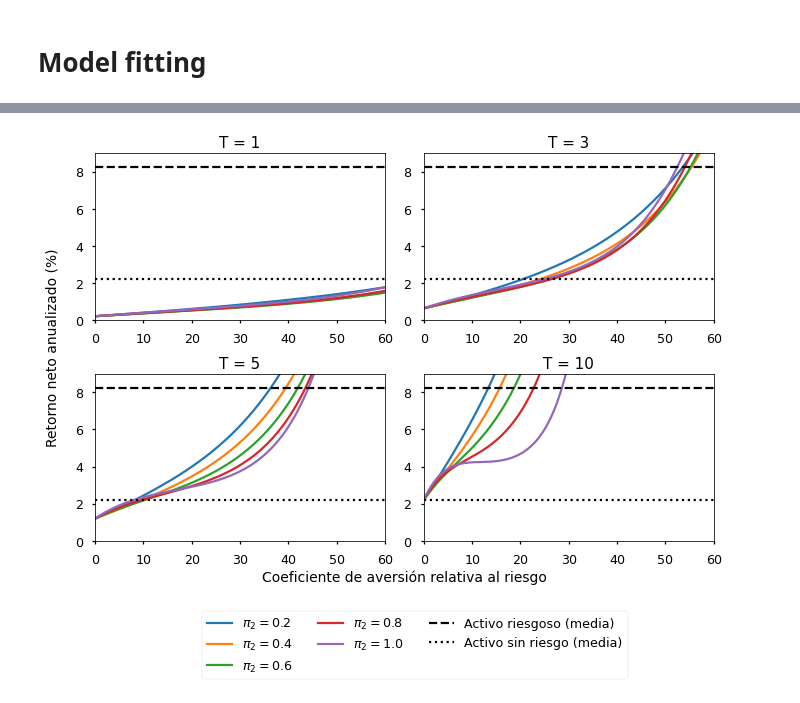
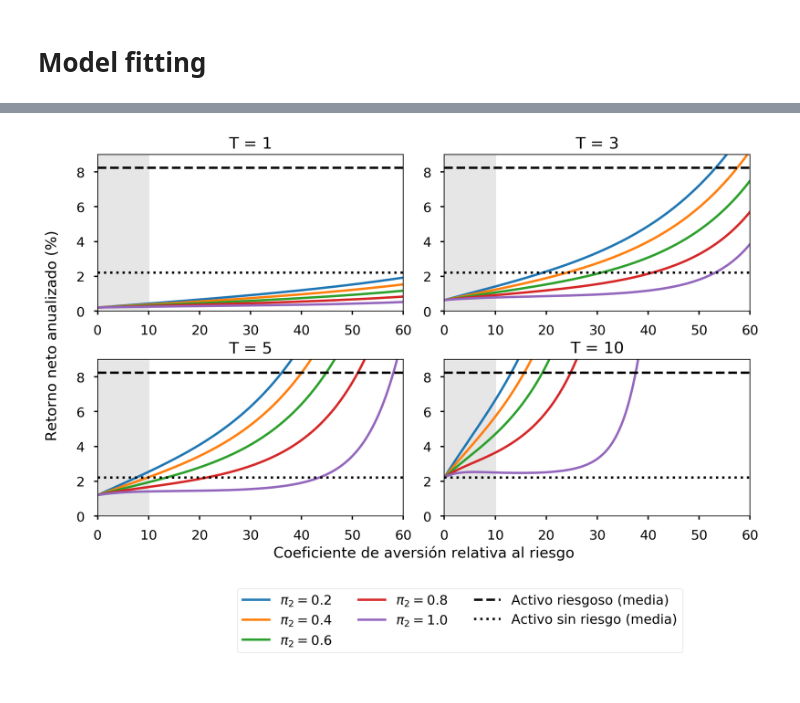
Before and after one commit to r-leo/tesis-colmex, a Jupyter notebook: ajuste_modelo.ipynb, the cells around one changed output, grey strips where cells are left out. Saved outputs shown, nothing was run; the diff lists cells and outputs as text; code cells hidden in the pictures.

```diff
--- a/ajuste_modelo.ipynb
+++ b/ajuste_modelo.ipynb
@@ -308,0 +309,25 @@ if pub_quality: fig.savefig('figures/fig_premio_al_riesgo.pdf', bbox_inches='tig
+# %%
+# Plot of real returns and risk premium
+fig = plt.figure()
+
+plt.subplot(2, 1, 1)
+plt.plot((data['r']-1)*100)
+plt.plot((data['rf']-1)*100, linestyle='dashed')
+plt.axhline(0, color='black', linestyle='-')
+axes = plt.gca()
+axes.set_xlim([1948, 2019])
+plt.ylabel('Retorno anual (%)')
+plt.legend(labels = ['Activo riesgoso', 'Activo libre de riesgo'])
+
+plt.subplot(2, 1, 2)
+plt.bar(data.query('risk_premium > 0').index, data.query('risk_premium > 0')['risk_premium']*100)
+plt.bar(data.query('risk_premium < 0').index, data.query('risk_premium < 0')['risk_premium']*100)
+plt.axhline(0, color='black', linestyle='-', linewidth=1.5)
+axes = plt.gca()
+axes.set_xlim([1948, 2019])
+plt.ylabel('Premio al riesgo anual (%)')
+
+plt.xlabel('Año')
+axes = plt.gca()
+fig.align_ylabels()
+if pub_quality: fig.savefig('figures/fig_retornos_premio.pdf', bbox_inches='tight')
@@ -313,7 +340,7 @@ if pub_quality: fig.savefig('figures/fig_premio_al_riesgo.pdf', bbox_inches='tig
 betas = [0.1, 0.5, 0.90, 0.95, 1.0]
 
 # Maximum value of the relative risk aversion coefficient (gamma)
-gamma_max = 60
+gamma_max = 150
 
 # Subjective probabilities of not experiencing a consumption shock (pi_2)
 pis = [0.2, 0.4, 0.6, 0.8, 1.0]
@@ -408,9 +435,11 @@ def graph(T, beta):
     plt.legend(labels = labels + ['Activo riesgoso (media)', 'Activo sin riesgo (media)'], bbox_to_anchor=(0.5, -0.37), loc='lower center', ncol=3)
     plt.grid(linestyle="-", linewidth=0.5)
     axes = plt.gca()
-    axes.set_xlim([0, gamma_max])
+    axes.set_xlim([0, 140])
     axes.set_ylim([0, 9])
-    if pub_quality: fig.savefig('figures/fig_resultados_beta_' + str(beta) + '_t_' + str(t) + '.pdf', bbox_inches='tight')
+    plt.title('T = ' + str(t))
+    plt.axvspan(0, 10, alpha=0.1, color='black')
+    if pub_quality: fig.savefig('figures/fig_resultados_beta_' + str(int(100 * beta)) + '_t_' + str(t) + '.pdf', bbox_inches='tight')
 # %%
 # Plot the results for the given value of beta
 beta = 0.95
@@ -427,36 +544,42 @@ for t in t_list:
 fig, axes = plt.subplots(nrows=2, ncols=2)
 fig.add_subplot(111, frame_on=False)
 
-beta = 0.95
+beta = 0.1
 
 for pi in pis:
     axes[0, 0].plot(gammas, treport[1][beta][str(pi)], marker=markers[pi], markersize=9, markevery=(110,2000), markerfacecolor='black')
+    axes[0, 0].axvspan(0, 10, alpha=0.04, color='gray')
 for pi in pis:
     axes[0, 1].plot(gammas, treport[3][beta][str(pi)], marker=markers[pi], markersize=9, markevery=(110,2000), markerfacecolor='black')
+    axes[0, 1].axvspan(0, 10, alpha=0.04, color='gray')
 for pi in pis:
     axes[1, 0].plot(gammas, treport[5][beta][str(pi)], marker=markers[pi], markersize=9, markevery=(110,2000), markerfacecolor='black')
+    axes[1, 0].axvspan(0, 10, alpha=0.04, color='gray')
 for pi in pis:
     axes[1, 1].plot(gammas, treport[10][beta][str(pi)], marker=markers[pi], markersize=9, markevery=(110,2000), markerfacecolor='black')
+    axes[1, 1].axvspan(0, 10, alpha=0.04, color='gray')
 
 for i in range(0, 2):
     for j in range(0, 2):
         axes[i, j].axhline((tdata[t]['r'].mean() ** (1/T) - 1) * 100, color='black', linestyle='dashed')
         axes[i, j].axhline((tdata[t]['rf'].mean() ** (1/T) - 1) * 100, color='black', linestyle='dotted')
         #axes[i, j].grid(linestyle="-", linewidth=0.5)
 
 axes[0, 0].set_title('T = 1')
 axes[0, 1].set_title('T = 3')
 axes[1, 0].set_title('T = 5')
 axes[1, 1].set_title('T = 10')
 
 plt.setp(axes, xlim=(0,60), ylim=(0, 9))
 plt.tick_params(labelcolor="none", bottom=False, left=False)
 plt.xlabel('Coeficiente de aversión relativa al riesgo')
 plt.ylabel('Retorno neto anualizado (%)')
 
-fig.legend(labels = labels + ['Activo riesgoso (media)', 'Activo sin riesgo (media)'], bbox_to_anchor=(0.55, -0.13), loc='lower center', ncol=3)
+fig.legend(labels = labels + ['Activo riesgoso (media)', 'Activo sin riesgo (media)'], bbox_to_anchor=(0.55, -0.01), loc='lower center', ncol=3)
 fig.tight_layout()
 
-if pub_quality: fig.savefig('figures/fig_resultados_comparativo_beta_' + str(beta) + '.pdf', bbox_inches='tight')
+fig.subplots_adjust(bottom=0.25)
+
+if pub_quality: fig.savefig('figures/fig_resultados_comparativo_beta_' + str(int(100 * beta)) + '.pdf', bbox_inches='tight')
 # %% [output]
-[figure, old version]
+[figure, new version]
```
Also changed, not shown: parts of 12 cells of this notebook, 21 other files.
